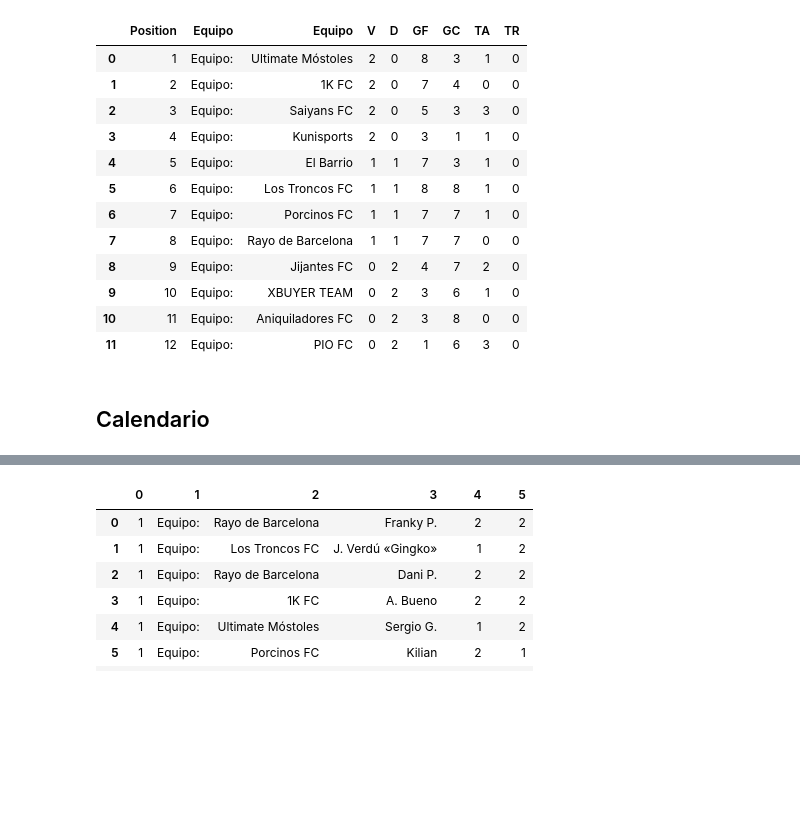
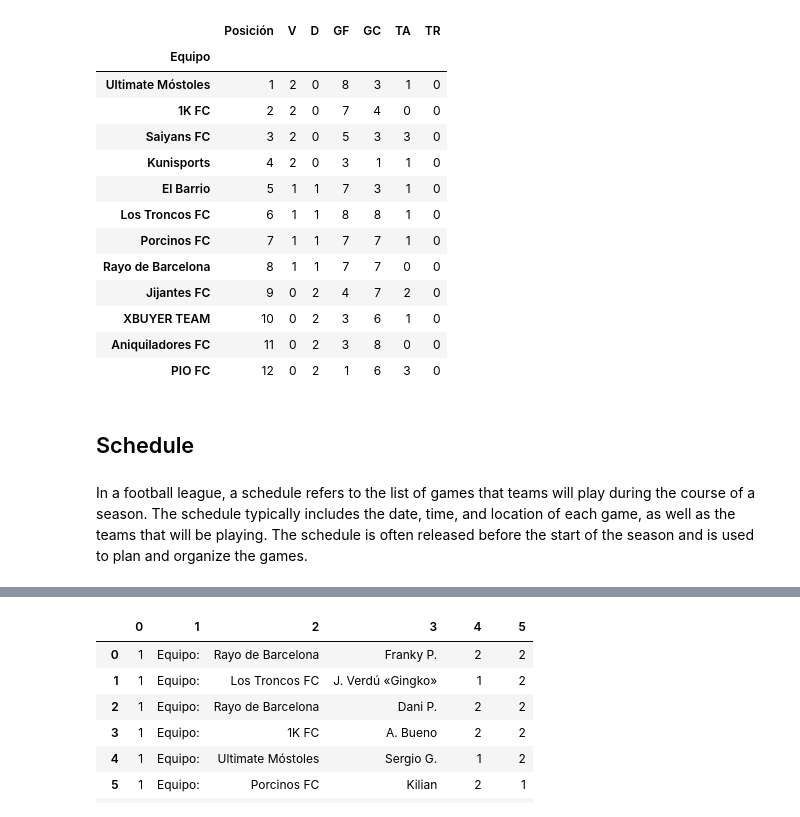
Before and after one commit to imarranz/modelling-kingsleague-scores, a Jupyter notebook: notebooks/20220110-IMA-Load_data_and_clean_data.ipynb, the cells around one changed output, grey strips where cells are left out. Drawn from its saved outputs; the diff is of its cells as text; code cells hidden in the pictures; blank space fills up the shorter version.

Commit message:
:zap::bar_chart: update: new analysis and markdown text:

```diff
--- a/notebooks/20220110-IMA-Load_data_and_clean_data.ipynb
+++ b/notebooks/20220110-IMA-Load_data_and_clean_data.ipynb
@@ -11 +41,22 @@ def cleandata(x, S = ["\t", "\n", "V:", "D:", "GF:", "GC:", "TA:", "TR:", "Pos.:
+# %%
+def cleandata(x, S = ["\t", "\n", "V:", "D:", "GF:", "GC:", "TA:", "TR:", "Pos.:", "Equip."]):
+    """
+    Cleans a string by removing specified substrings.
+
+    Parameters:
+    x (str): The string to be cleaned.
+    S (list[str]): A list of substrings to be removed from the string. Default is a list of common substrings in football data such as "\t", "\n", "V:", "D:", "GF:", "GC:", "TA:", "TR:", "Pos.:", "Equip."
+
+    Returns:
+    str : the cleaned string
+
+    Example:
+    >> x = "\tTeam A\nV: 12\nD: 3\nGF: 45\nGC: 20\nTA: 65\nTR: +25\nPos.: 1\nEquip.:\t Manchester United"
+    >> cleandata(x)
+    "Team A 12 3 45 20 65 +25 1 Manchester United"
+
+    """
+    for s in S:
+        x = x.replace(s,"")
+    return x
 # %% [markdown]
@@ -13,41 +68,46 @@ def cleandata(x, S = ["\t", "\n", "V:", "D:", "GF:", "GC:", "TA:", "TR:", "Pos.:
 # %%
-#pd.read_html('https://kingsleague.pro/estadisticas/clasificacion')
 url = 'https://kingsleague.pro/estadisticas/clasificacion/'
 headers = {'User-Agent': 'Mozilla/5.0 (Windows NT 6.1; Win64; x64; rv:108.0) Gecko/20100101 Firefox/108.0',
           'referer': url}
-r = requests.get(url, headers = headers,)
+
+r = requests.get(url,
+                 headers = headers,)
 soup = BeautifulSoup(r.text)
 
+data = []
 
-data = []
 for table in soup.find_all('table'):
-    #print(mh3.text)
-
     table_body = table.find('tbody')
-
     rows = table_body.find_all('tr')
     for row in rows:
         cols = row.find_all('td')
         cols = [cleandata(ele.text.strip()) for ele in cols]
-        data.append([ele for ele in cols if ele]) # G
+        data.append([ele for ele in cols if ele])
 # %%
-pd.DataFrame(data, columns = ['Position', 'Equipo', 'Equipo', 'V', 'D', 'GF', 'GC', 'TA', 'TR'])
+classification = \
+pd.DataFrame(data, columns = ['Posición', 'Team', 'Equipo', 'V', 'D', 'GF', 'GC', 'TA', 'TR'])
+classification.drop(columns = ['Team'], inplace = True)
+classification = classification.set_index('Equipo')
+classification
 # %% [output]
-|  | Position | Equipo | Equipo | V | D | GF | GC | TA | TR |
-| 0 | 1 | Equipo: | Ultimate Móstoles | 2 | 0 | 8 | 3 | 1 | 0 |
-| 1 | 2 | Equipo: | 1K FC | 2 | 0 | 7 | 4 | 0 | 0 |
-| 2 | 3 | Equipo: | Saiyans FC | 2 | 0 | 5 | 3 | 3 | 0 |
-| 3 | 4 | Equipo: | Kunisports | 2 | 0 | 3 | 1 | 1 | 0 |
-| 4 | 5 | Equipo: | El Barrio | 1 | 1 | 7 | 3 | 1 | 0 |
-| 5 | 6 | Equipo: | Los Troncos FC | 1 | 1 | 8 | 8 | 1 | 0 |
-| 6 | 7 | Equipo: | Porcinos FC | 1 | 1 | 7 | 7 | 1 | 0 |
-| 7 | 8 | Equipo: | Rayo de Barcelona | 1 | 1 | 7 | 7 | 0 | 0 |
-| 8 | 9 | Equipo: | Jijantes FC | 0 | 2 | 4 | 7 | 2 | 0 |
-| 9 | 10 | Equipo: | XBUYER TEAM | 0 | 2 | 3 | 6 | 1 | 0 |
-| 10 | 11 | Equipo: | Aniquiladores FC | 0 | 2 | 3 | 8 | 0 | 0 |
-| 11 | 12 | Equipo: | PIO FC | 0 | 2 | 1 | 6 | 3 | 0 |
+|  | Posición | V | D | GF | GC | TA | TR |
+| Equipo |  |  |  |  |  |  |  |
+| Ultimate Móstoles | 1 | 2 | 0 | 8 | 3 | 1 | 0 |
+| 1K FC | 2 | 2 | 0 | 7 | 4 | 0 | 0 |
+| Saiyans FC | 3 | 2 | 0 | 5 | 3 | 3 | 0 |
+| Kunisports | 4 | 2 | 0 | 3 | 1 | 1 | 0 |
+| El Barrio | 5 | 1 | 1 | 7 | 3 | 1 | 0 |
+| Los Troncos FC | 6 | 1 | 1 | 8 | 8 | 1 | 0 |
+| Porcinos FC | 7 | 1 | 1 | 7 | 7 | 1 | 0 |
+| Rayo de Barcelona | 8 | 1 | 1 | 7 | 7 | 0 | 0 |
+| Jijantes FC | 9 | 0 | 2 | 4 | 7 | 2 | 0 |
+| XBUYER TEAM | 10 | 0 | 2 | 3 | 6 | 1 | 0 |
+| Aniquiladores FC | 11 | 0 | 2 | 3 | 8 | 0 | 0 |
+| PIO FC | 12 | 0 | 2 | 1 | 6 | 3 | 0 |
 # %% [markdown]
-## Calendario
+## Schedule
+# %% [markdown]
+In a football league, a schedule refers to the list of games that teams will play during the course of a season. The schedule typically includes the date, time, and location of each game, as well as the teams that will be playing. The schedule is often released before the start of the season and is used to plan and organize the games.
 # %%
 url = 'https://kingsleague.pro/calendario/'
 headers = {'User-Agent': 'Mozilla/5.0 (Windows NT 6.1; Win64; x64; rv:108.0) Gecko/20100101 Firefox/108.0',
```
Also changed, not shown: parts of 27 cells of this notebook.
